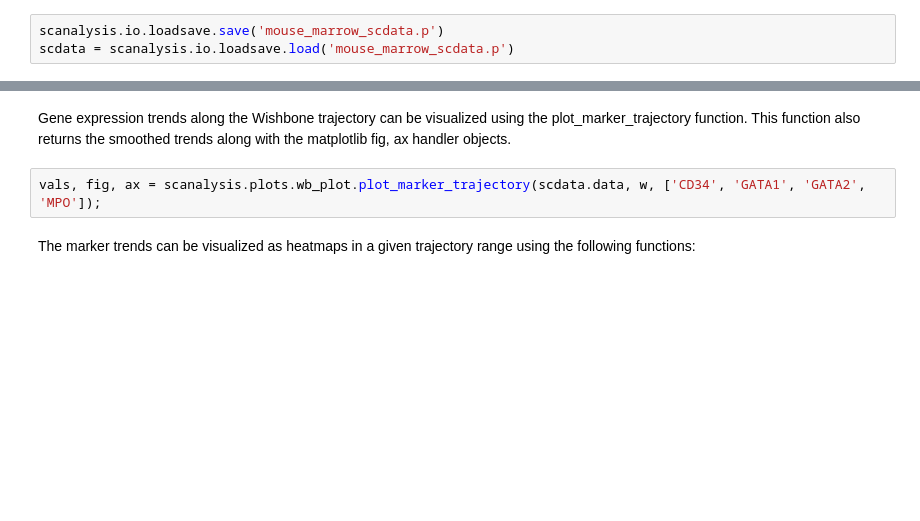
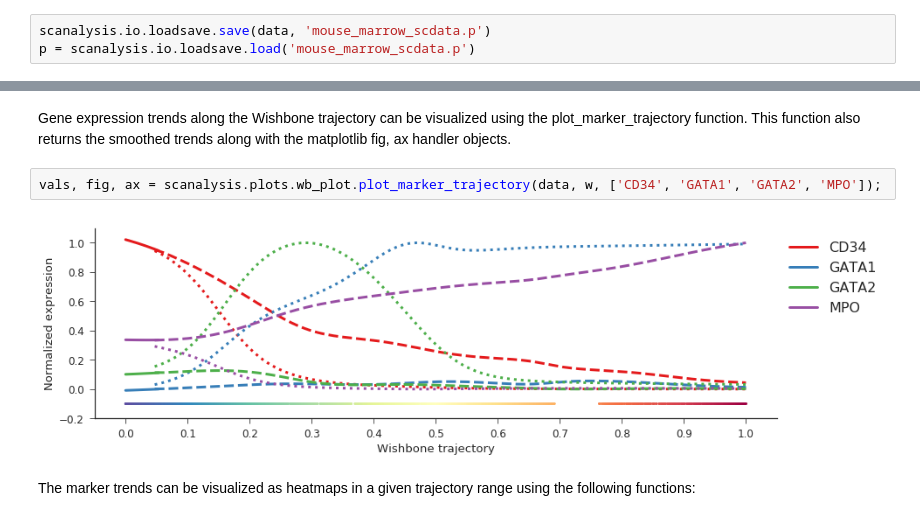
Before and after one commit to helenjin/scanalysis, a Jupyter notebook: notebooks/SCAnalysis.ipynb, the cells around one changed output, grey strips where cells are left out. Cells and saved outputs as stored; diff of their text form; blank space fills up the shorter version.

```diff
--- a/notebooks/SCAnalysis.ipynb
+++ b/notebooks/SCAnalysis.ipynb
@@ -122,5 +144,5 @@ d1 = t1.fit_transform(r1)
 # %% [markdown]
 Data can be saved to a pickle file and loaded using the save and load functions.
 # %%
-scanalysis.io.loadsave.save('mouse_marrow_scdata.p')
-scdata = scanalysis.io.loadsave.load('mouse_marrow_scdata.p')
+scanalysis.io.loadsave.save(data, 'mouse_marrow_scdata.p')
+p = scanalysis.io.loadsave.load('mouse_marrow_scdata.p')
@@ -223,7 +325,9 @@ scanalysis.plots.wb_plot.plot_wishbone_on_tsne(w, d)
 # %% [markdown]
 Gene expression trends along the Wishbone trajectory can be visualized using the plot_marker_trajectory function. This function also returns the smoothed trends along with the matplotlib fig, ax handler objects.
 # %%
-vals, fig, ax = scanalysis.plots.wb_plot.plot_marker_trajectory(scdata.data, w, ['CD34', 'GATA1', 'GATA2', 'MPO']);
+vals, fig, ax = scanalysis.plots.wb_plot.plot_marker_trajectory(data, w, ['CD34', 'GATA1', 'GATA2', 'MPO']);
+# %% [output]
+[figure, added]
 # %% [markdown]
 The marker trends can be visualized as heatmaps in a given trajectory range using the following functions:
 # %%
```
Also changed, not shown: parts of 39 cells of this notebook, 2 other files.
